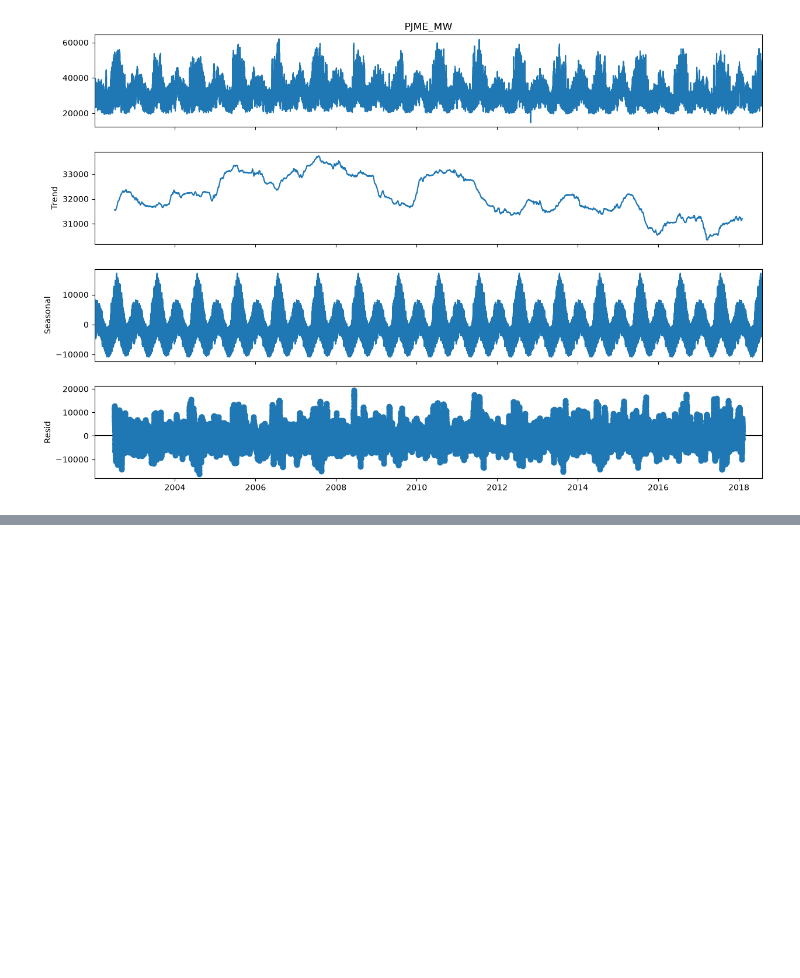
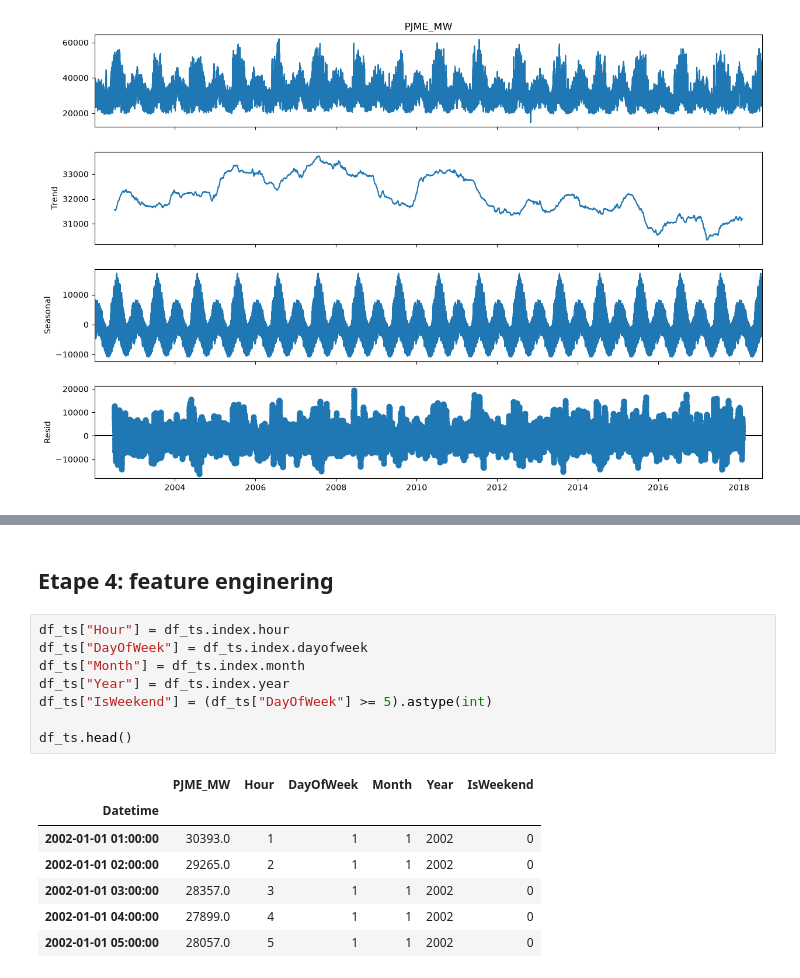
Before and after one commit to Oumohgh/electricity-demand-forecasting-azure, a Jupyter notebook: notebook.ipynb, the cells around one changed output, grey strips where cells are left out. Drawn from its saved outputs; the diff is of its cells as text; blank space fills up the shorter version.

```diff
--- a/notebook.ipynb
+++ b/notebook.ipynb
@@ -376,0 +414,18 @@ plt.show()
+# %% [markdown]
+## Etape 4: feature enginering
+# %%
+df_ts["Hour"] = df_ts.index.hour
+df_ts["DayOfWeek"] = df_ts.index.dayofweek
+df_ts["Month"] = df_ts.index.month
+df_ts["Year"] = df_ts.index.year
+df_ts["IsWeekend"] = (df_ts["DayOfWeek"] >= 5).astype(int)
+
+df_ts.head()
+# %% [output]
+|  | PJME_MW | Hour | DayOfWeek | Month | Year | IsWeekend |
+| Datetime |  |  |  |  |  |  |
+| 2002-01-01 01:00:00 | 30393.0 | 1 | 1 | 1 | 2002 | 0 |
+| 2002-01-01 02:00:00 | 29265.0 | 2 | 1 | 1 | 2002 | 0 |
+| 2002-01-01 03:00:00 | 28357.0 | 3 | 1 | 1 | 2002 | 0 |
+| 2002-01-01 04:00:00 | 27899.0 | 4 | 1 | 1 | 2002 | 0 |
+| 2002-01-01 05:00:00 | 28057.0 | 5 | 1 | 1 | 2002 | 0 |
```
Also changed, not shown: parts of 6 cells of this notebook.
